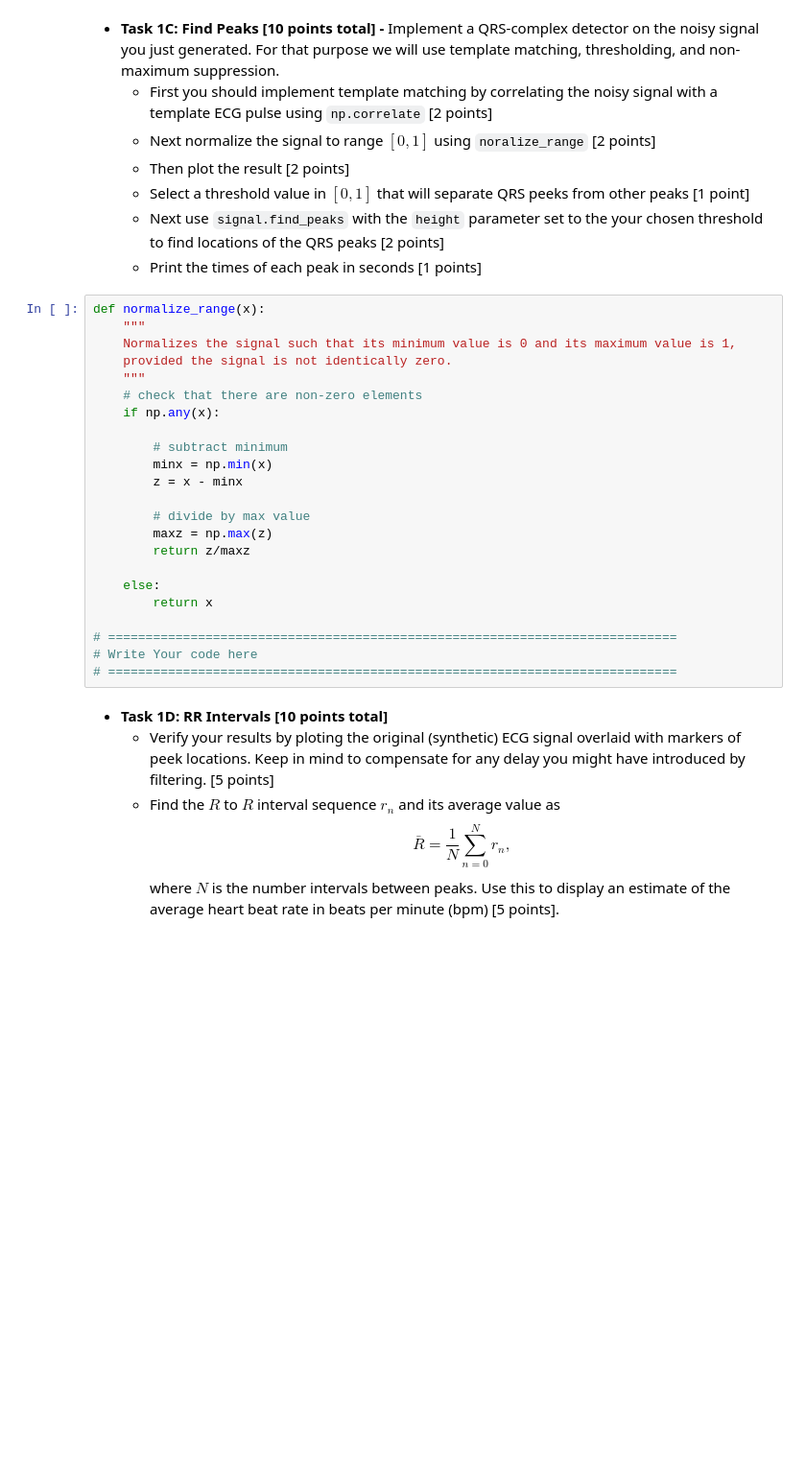
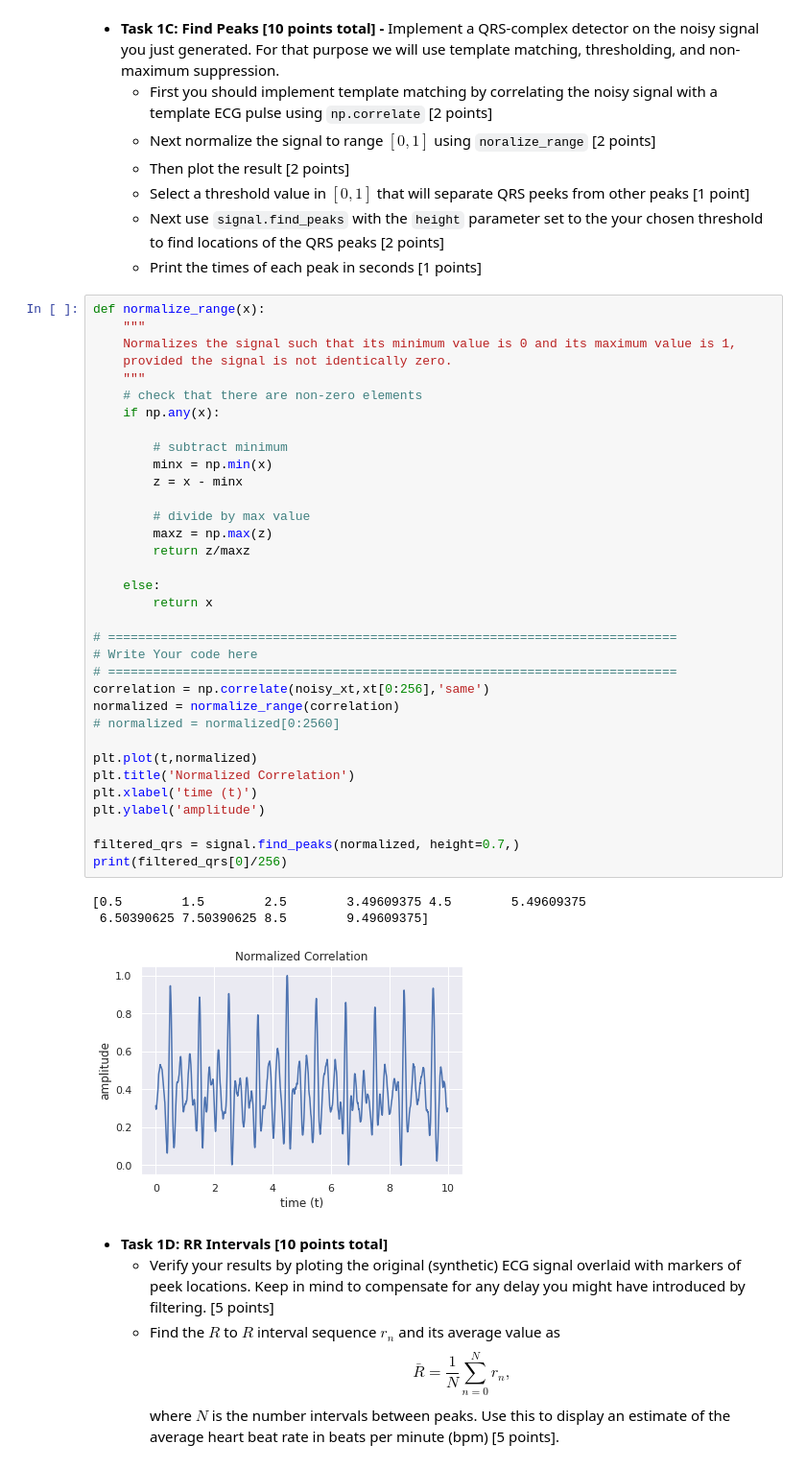
Before and after one commit to pdijour/DataScience_HR_Denoising, a Jupyter notebook: lab1.ipynb, the cells around one changed output. Shown: that part at 96% size. Cells and saved outputs as stored; diff of their text form; blank space fills up the shorter version.

```diff
--- a/lab1.ipynb
+++ b/lab1.ipynb
@@ -80,26 +146,41 @@ def ecg_wave(x):
 # %%
 def normalize_range(x):
     """
     Normalizes the signal such that its minimum value is 0 and its maximum value is 1,
     provided the signal is not identically zero.
     """
     # check that there are non-zero elements
     if np.any(x):
 
         # subtract minimum
         minx = np.min(x)
         z = x - minx
 
         # divide by max value
         maxz = np.max(z)
         return z/maxz
 
     else:
         return x
 
 # ============================================================================
 # Write Your code here
 # ============================================================================
+correlation = np.correlate(noisy_xt,xt[0:256],'same')
+normalized = normalize_range(correlation)
+# normalized = normalized[0:2560]
+
+plt.plot(t,normalized)
+plt.title('Normalized Correlation')
+plt.xlabel('time (t)')
+plt.ylabel('amplitude')
+
+filtered_qrs = signal.find_peaks(normalized, height=0.7,)
+print(filtered_qrs[0]/256)
+# %% [output]
+[0.5        1.5        2.5        3.49609375 4.5        5.49609375
+ 6.50390625 7.50390625 8.5        9.49609375]
+[figure, added]
 # %% [markdown]
 * **Task 1D: RR Intervals [10 points total]**
   * Verify your results by ploting the original (synthetic) ECG signal overlaid with markers of peek locations. Keep in mind to compensate for any delay you might have introduced by filtering. [5 points]
```
Also changed, not shown: parts of 19 cells of this notebook.
